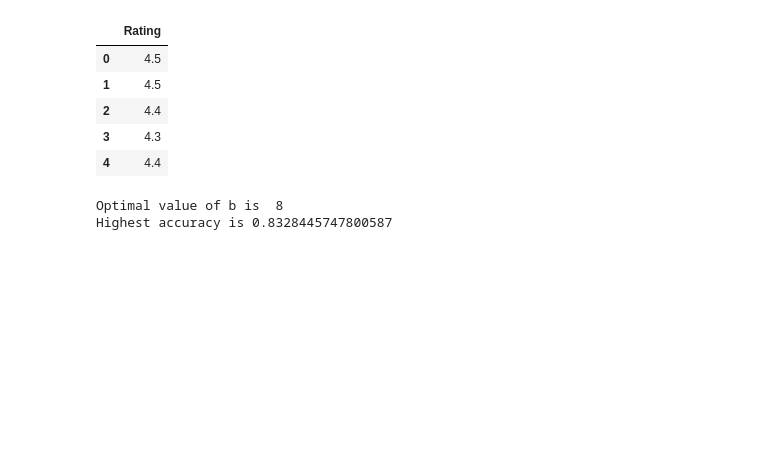
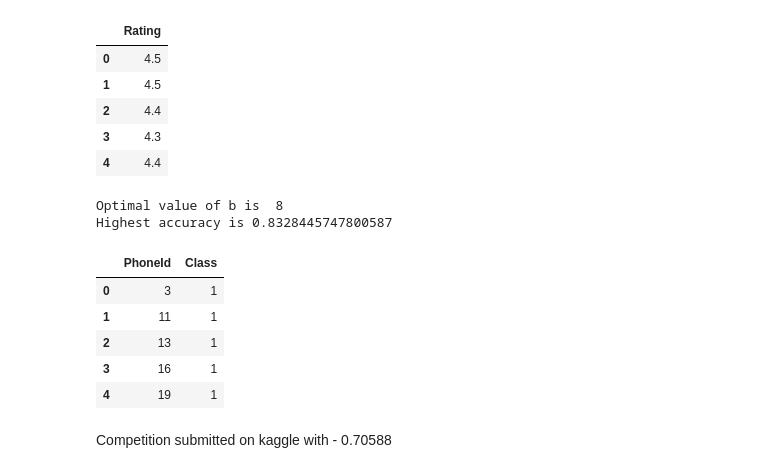
Before and after one commit to AvishekRoy16/DeepLearning, a Jupyter notebook: 1-Primitive-Neurons/Contest/First-Attempt.ipynb, the cells around one changed output. Saved outputs shown, nothing was run; the diff lists cells and outputs as text; code cells hidden in the pictures; blank space fills up the shorter version.

Commit message:
Mp-neuron Final Submission

```diff
--- a/1-Primitive-Neurons/Contest/First-Attempt.ipynb
+++ b/1-Primitive-Neurons/Contest/First-Attempt.ipynb
@@ -502,2 +498,16 @@ submission.to_csv("submission.csv", index=False)
+# %%
+# astype(int) - converts the true and false into 1 and 0 the format that we want for the submission
+submission = pd.DataFrame({'PhoneId':test_new['PhoneId'], 'Class':y_pred.astype(int) })
+submission = submission[['PhoneId', 'Class']]
+submission.head()
+# %% [output]
+|  | PhoneId | Class |
+| 0 | 3 | 1 |
+| 1 | 11 | 1 |
+| 2 | 13 | 1 |
+| 3 | 16 | 1 |
+| 4 | 19 | 1 |
 # %%
 submission.to_csv("submission.csv", index=False)
+# %% [markdown]
+Competition submitted on kaggle with - 0.70588
```
Also changed, not shown: parts of 5 cells of this notebook, 1 other file.
